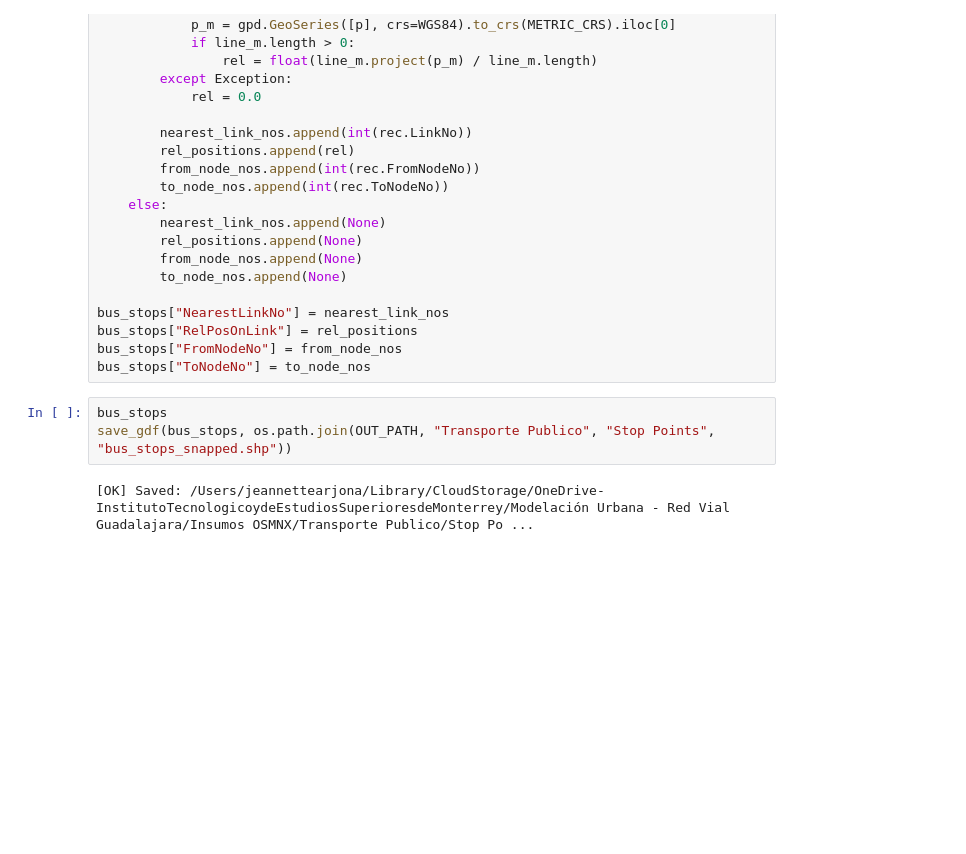
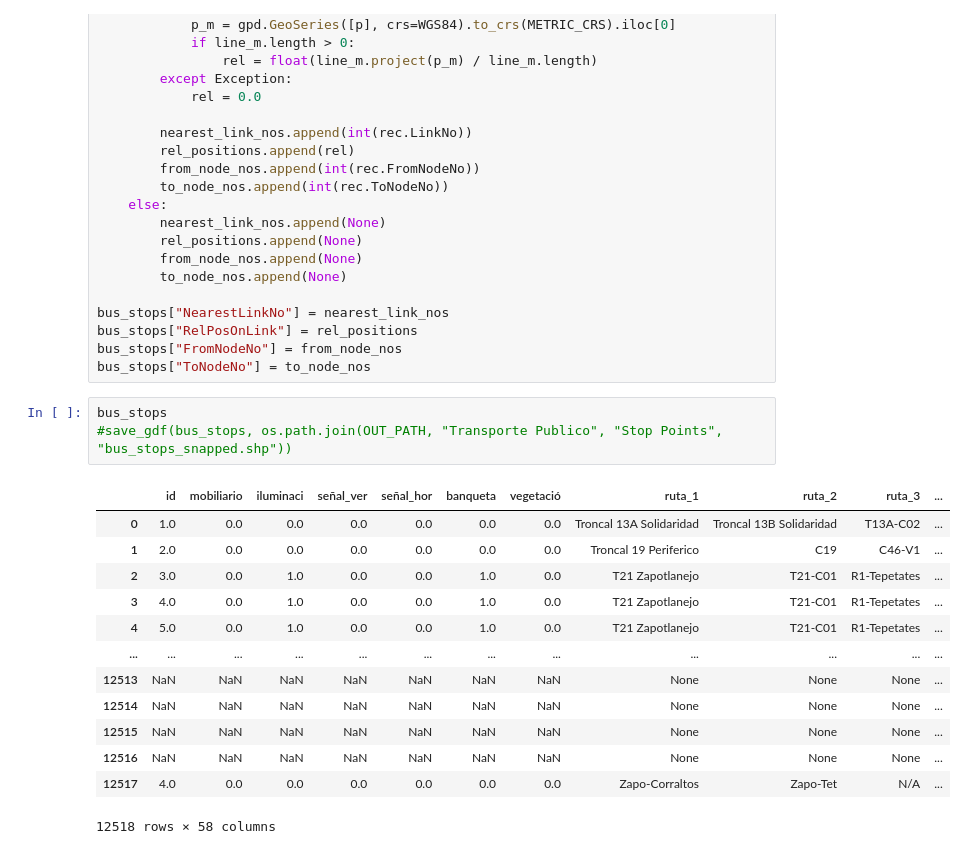
Before and after one commit to CentroFuturoCiudades/red-vial-guadalajara, a Jupyter notebook: Comparing with OSM/snapStopsToLink.ipynb, the cells around one changed output. Cells and saved outputs as stored; diff of their text form; blank space fills up the shorter version.

```diff
--- a/Comparing with OSM/snapStopsToLink.ipynb
+++ b/Comparing with OSM/snapStopsToLink.ipynb
@@ -393,6 +384,18 @@ bus_stops["FromNodeNo"] = from_node_nos
 bus_stops["ToNodeNo"] = to_node_nos
 # %%
 bus_stops
-save_gdf(bus_stops, os.path.join(OUT_PATH, "Transporte Publico", "Stop Points", "bus_stops_snapped.shp"))
+#save_gdf(bus_stops, os.path.join(OUT_PATH, "Transporte Publico", "Stop Points", "bus_stops_snapped.shp"))
 # %% [output]
+|  | id | mobiliario | iluminaci | señal_ver | señal_hor | banqueta | vegetació | ruta_1 | ruta_2 | ruta_3 | ... |
+| 0 | 1.0 | 0.0 | 0.0 | 0.0 | 0.0 | 0.0 | 0.0 | Troncal 13A Solidaridad | Troncal 13B Solidaridad | T13A-C02 | ... |
+| 1 | 2.0 | 0.0 | 0.0 | 0.0 | 0.0 | 0.0 | 0.0 | Troncal 19 Periferico | C19 | C46-V1 | ... |
+| 2 | 3.0 | 0.0 | 1.0 | 0.0 | 0.0 | 1.0 | 0.0 | T21 Zapotlanejo | T21-C01 | R1-Tepetates | ... |
+| 3 | 4.0 | 0.0 | 1.0 | 0.0 | 0.0 | 1.0 | 0.0 | T21 Zapotlanejo | T21-C01 | R1-Tepetates | ... |
+| 4 | 5.0 | 0.0 | 1.0 | 0.0 | 0.0 | 1.0 | 0.0 | T21 Zapotlanejo | T21-C01 | R1-Tepetates | ... |
+| ... | ... | ... | ... | ... | ... | ... | ... | ... | ... | ... | ... |
+| 12513 | NaN | NaN | NaN | NaN | NaN | NaN | NaN | None | None | None | ... |
+| 12514 | NaN | NaN | NaN | NaN | NaN | NaN | NaN | None | None | None | ... |
+| 12515 | NaN | NaN | NaN | NaN | NaN | NaN | NaN | None | None | None | ... |
+| 12516 | NaN | NaN | NaN | NaN | NaN | NaN | NaN | None | None | None | ... |
+| 12517 | 4.0 | 0.0 | 0.0 | 0.0 | 0.0 | 0.0 | 0.0 | Zapo-Corraltos | Zapo-Tet | N/A | ... |
-[OK] Saved: /Users/jeannettearjona/Library/CloudStorage/OneDrive-InstitutoTecnologicoydeEstudiosSuperioresdeMonterrey/Modelación Urbana - Red Vial Guadalajara/Insumos OSMNX/Transporte Publico/Stop Po ...
+12518 rows × 58 columns
```
Also changed, not shown: parts of 7 cells of this notebook, 2 other files.
